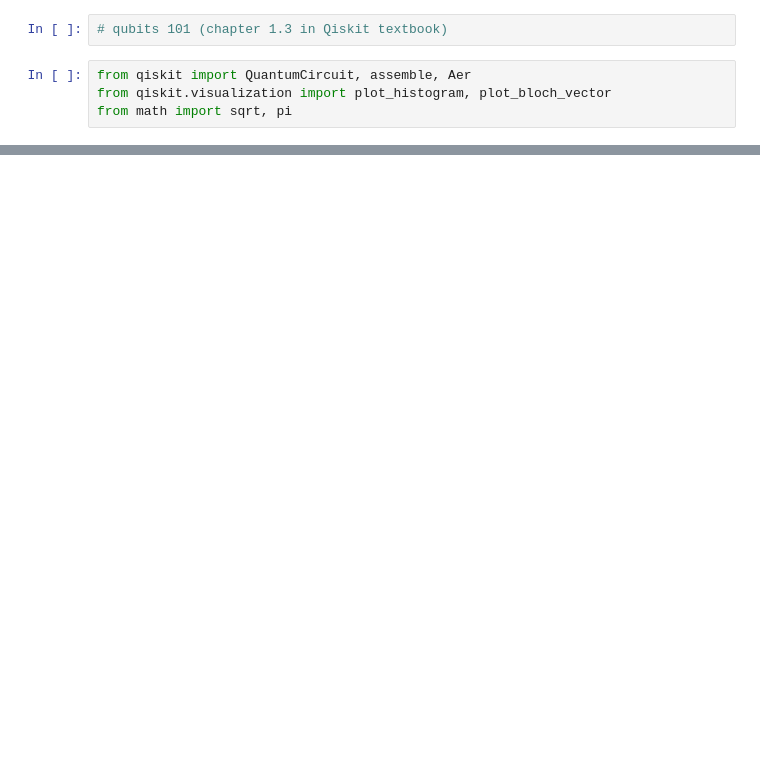
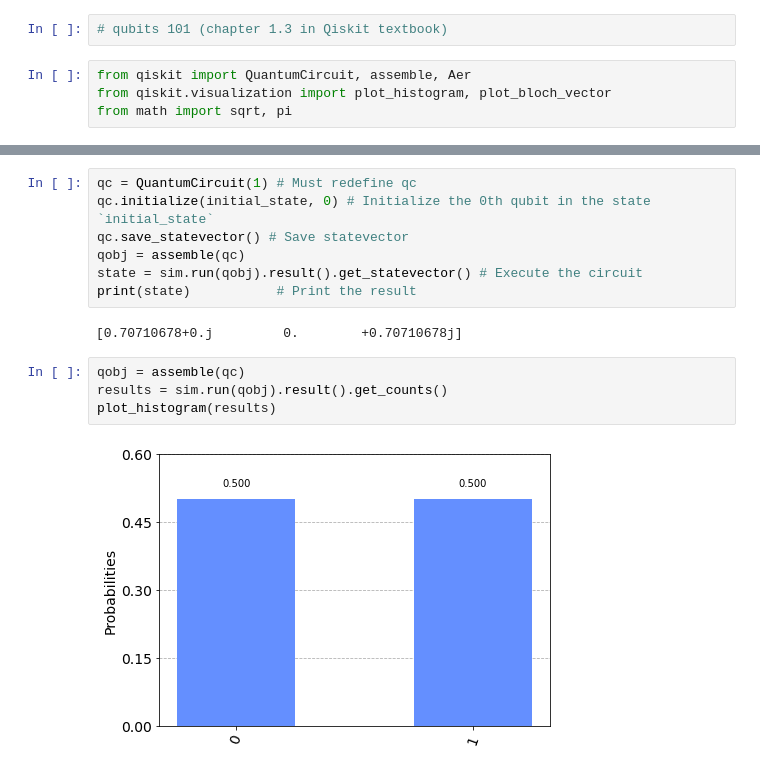
Before and after one commit to ertogrul/q-way, a Jupyter notebook: 007-qubits_states.ipynb, the cells around one changed output, grey strips where cells are left out. Saved outputs shown, nothing was run; the diff lists cells and outputs as text; blank space fills up the shorter version.

```diff
--- a/007-qubits_states.ipynb
+++ b/007-qubits_states.ipynb
@@ -16,0 +45,15 @@ qc.draw()  # Let's view our circuit
+# %%
+qc = QuantumCircuit(1) # Must redefine qc
+qc.initialize(initial_state, 0) # Initialize the 0th qubit in the state `initial_state`
+qc.save_statevector() # Save statevector
+qobj = assemble(qc)
+state = sim.run(qobj).result().get_statevector() # Execute the circuit
+print(state)           # Print the result
+# %% [output]
+[0.70710678+0.j         0.        +0.70710678j]
+# %%
+qobj = assemble(qc)
+results = sim.run(qobj).result().get_counts()
+plot_histogram(results)
+# %% [output]
+[figure, added]
```
Also changed, not shown: parts of 9 cells of this notebook.
